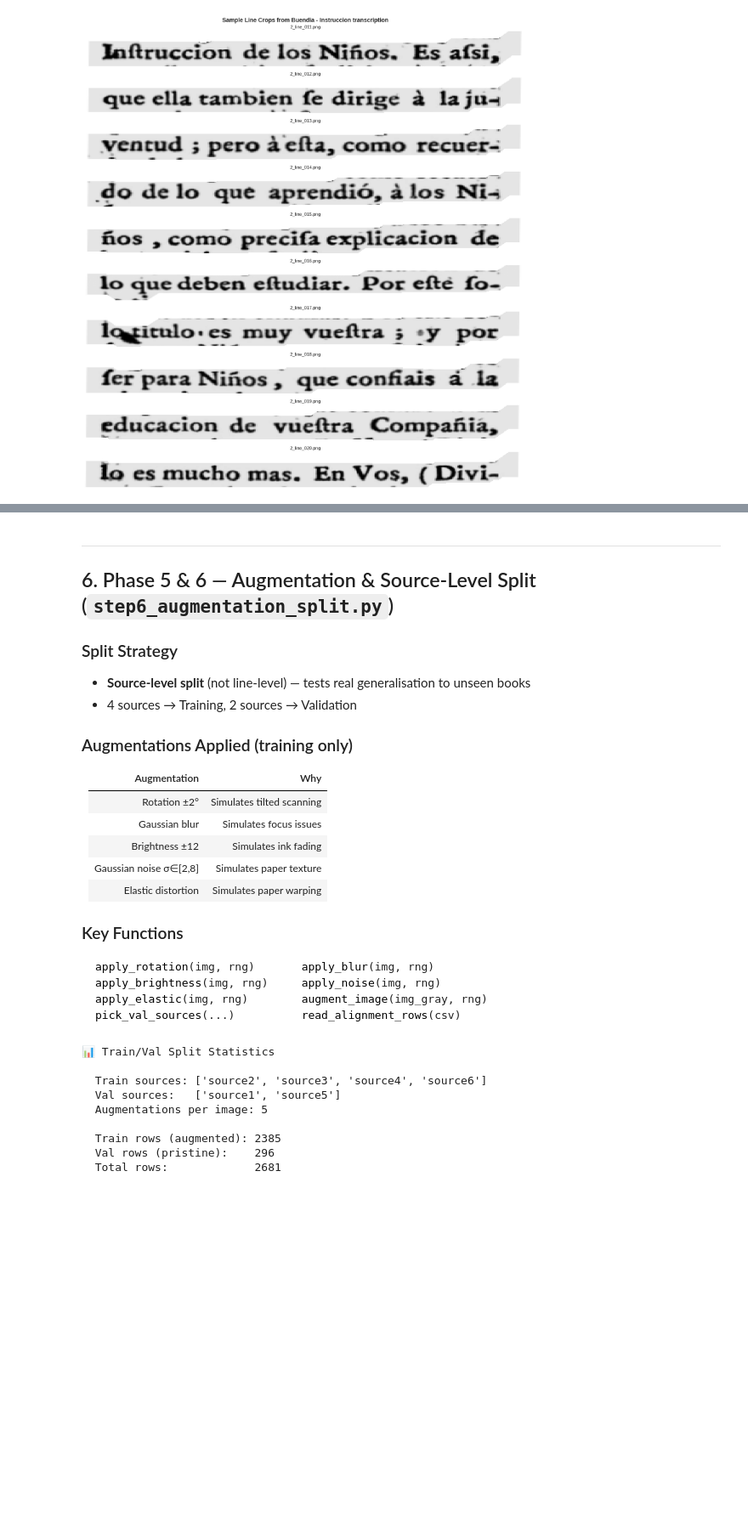
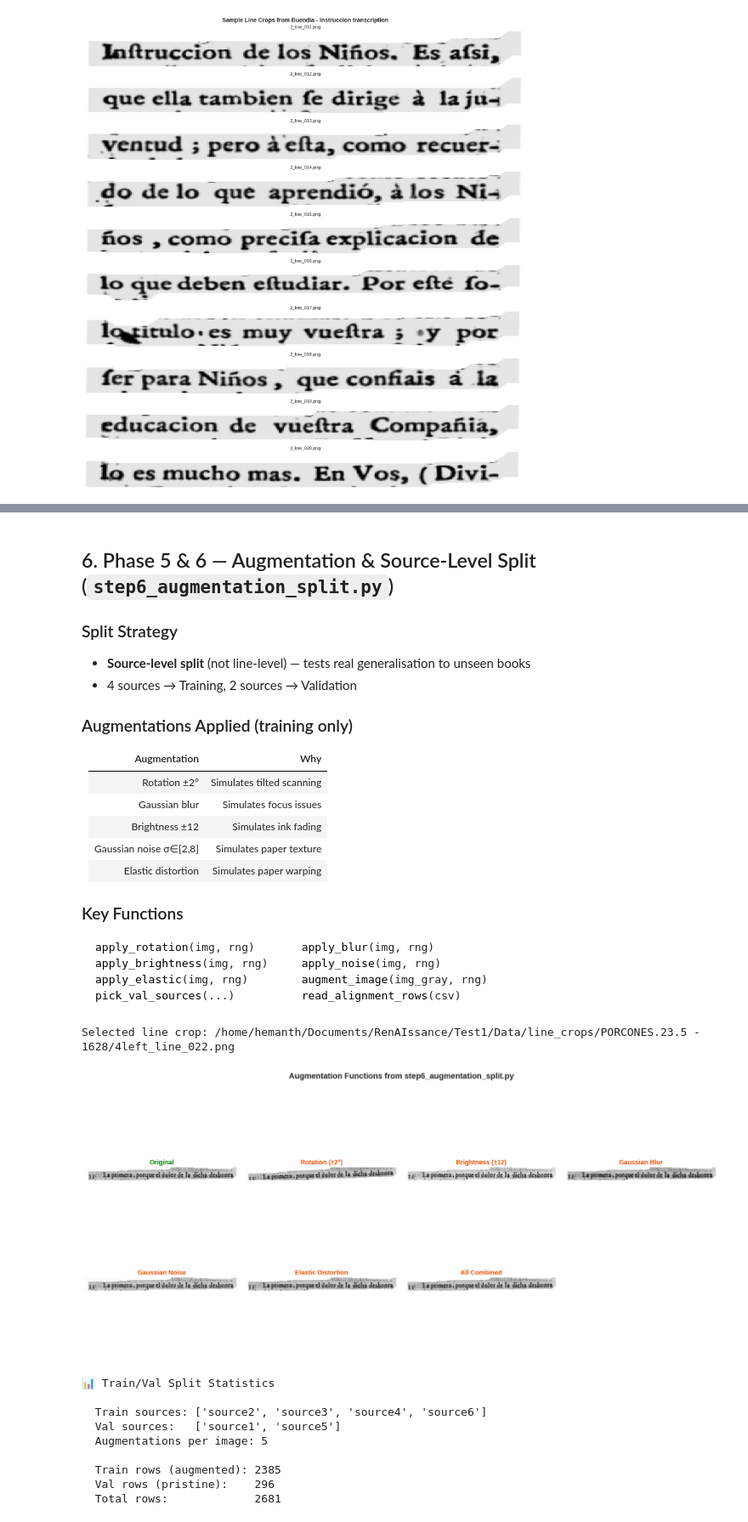
Before and after one commit to VHemanth45/Test1, a Jupyter notebook: RenAIssance_Showcase.ipynb, the cells around one changed output, grey strips where cells are left out. Shown at 85% size. Cells and saved outputs as stored; diff of their text form; code cells hidden in the pictures; blank space fills up the shorter version.

````diff
--- a/RenAIssance_Showcase.ipynb
+++ b/RenAIssance_Showcase.ipynb
@@ -390,5 +465,4 @@ Line crop 003  →  "NIÑO JESUS."
 # %% [markdown]
----
 ## 6. Phase 5 & 6 — Augmentation & Source-Level Split (`step6_augmentation_split.py`)
 
 ### Split Strategy
@@ -411,6 +485,72 @@ apply_brightness(img, rng)     apply_noise(img, rng)
 apply_elastic(img, rng)        augment_image(img_gray, rng)
 pick_val_sources(...)          read_alignment_rows(csv)
 ```
+# %%
+# ── Import augmentation functions from step6_augmentation_split.py ──────────
+import sys, os, glob, random
+sys.path.insert(0, str(ROOT))  # ensure project root is on path
+
+from step6_augmentation_split import (
+    apply_rotation,
+    apply_brightness,
+    apply_blur,
+    apply_noise,
+    apply_elastic,
+    augment_image,
+)
+
+# ── Pick a random line crop image ─────────────────────────────────────────────
+line_crops_dir = DATA / 'line_crops'
+all_crops = sorted(glob.glob(str(line_crops_dir / '**' / '*.png'), recursive=True))
+assert len(all_crops) > 0, 'No line crop images found!'
+
+random.seed(42)  # reproducible
+chosen_crop = random.choice(all_crops)
+print(f'Selected line crop: {chosen_crop}')
+
+# Read as grayscale (augmentation functions expect uint8 grayscale)
+original = cv2.imread(chosen_crop, cv2.IMREAD_GRAYSCALE)
+assert original is not None, f'Could not read {chosen_crop}'
+
+# ── Apply each augmentation individually ──────────────────────────────────────
+rng = np.random.default_rng(123)
+
+augmentations = {
+    'Original':           original,
+    'Rotation (±2°)':     apply_rotation(original, np.random.default_rng(10)),
+    'Brightness (±12)':   apply_brightness(original, np.random.default_rng(100)),
+    'Gaussian Blur':      apply_blur(original, np.random.default_rng(30)),
+    'Gaussian Noise':     apply_noise(original, np.random.default_rng(40)),
+    'Elastic Distortion': apply_elastic(original, np.random.default_rng(50)),
+    'All Combined':       augment_image(original, np.random.default_rng(99)),
+}
+
+# ── Visualise the results in a 2-row grid ────────────────────────────────────
+n = len(augmentations)
+n_cols = 4
+n_rows = (n + n_cols - 1) // n_cols  # ceil division
+
+fig, axes = plt.subplots(n_rows, n_cols, figsize=(18, 4 * n_rows))
+axes = axes.flatten()
+
+for idx, (title, img) in enumerate(augmentations.items()):
+    ax = axes[idx]
+    ax.imshow(img, cmap='gray')
+    ax.set_title(title, fontweight='bold', fontsize=13,
+                 color='green' if title == 'Original' else '#E65100')
+    ax.axis('off')
+
+# Hide any unused subplot slots
+for idx in range(n, len(axes)):
+    axes[idx].axis('off')
+
+fig.suptitle('Augmentation Functions from step6_augmentation_split.py',
+             fontsize=16, fontweight='bold', y=1.02)
+plt.tight_layout()
+plt.show()
+# %% [output]
+Selected line crop: /home/hemanth/Documents/RenAIssance/Test1/Data/line_crops/PORCONES.23.5 - 1628/4left_line_022.png
+[figure, added]
 # %%
 # Display split statistics
 split_stats_path = DATA / 'ocr_dataset' / 'split_stats.json'
````
Also changed, not shown: parts of 21 cells of this notebook, 10 other files.
